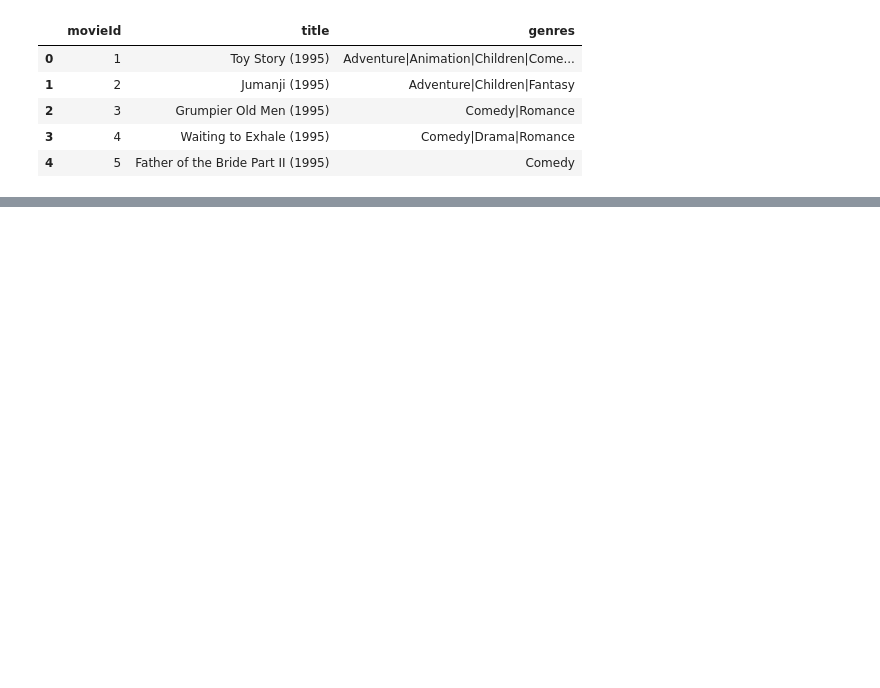
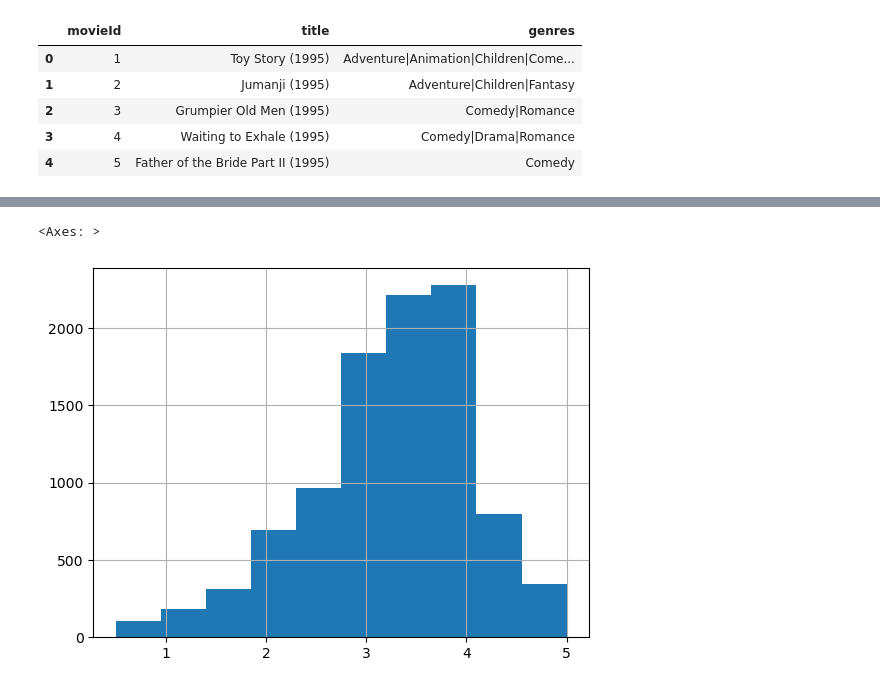
Before and after one commit to JpLimags/alura_course, a Jupyter notebook: Explorando os dados.ipynb, the cells around one changed output, grey strips where cells are left out. Cells and saved outputs as stored; diff of their text form; code cells hidden in the pictures; blank space fills up the shorter version.

```diff
--- a/Explorando os dados.ipynb
+++ b/Explorando os dados.ipynb
@@ -3 +5,3 @@ import pandas as pd
+# %%
+df1 = pd.read_csv(r"C:\Users\Jp Lima\Desktop\alura_course\Conhecendo os dados\datasets\ratings.csv")
 # %%
@@ -16,0 +25,3 @@ KeyError: 'nota'
+# %%
+medias_por_filme = df1.groupby("movieId")["rating"].mean()
+medias_por_filme.head()
@@ -16,0 +36,5 @@ KeyError: 'nota'
+# %%
+medias_por_filme.hist()
+# %% [output]
+<Axes: >
+[figure, added]
```
Also changed, not shown: parts of 8 cells of this notebook.
